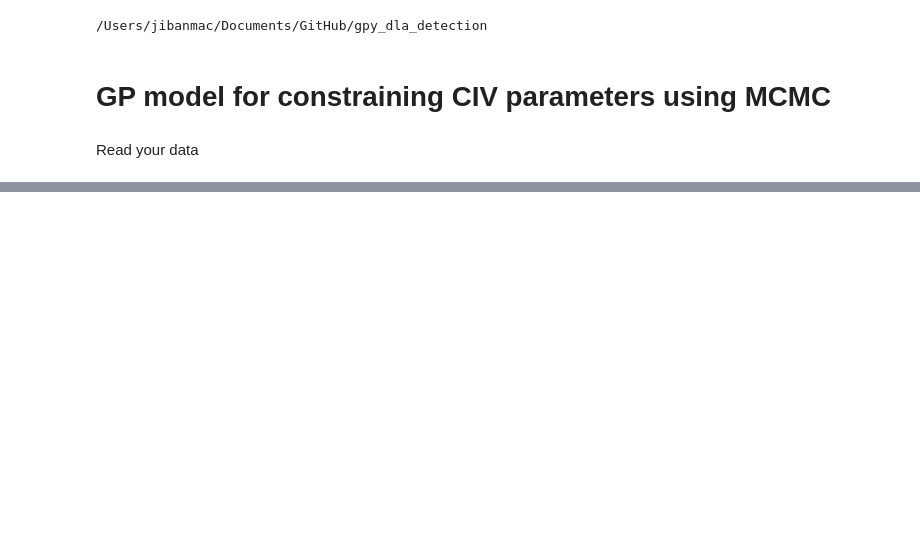
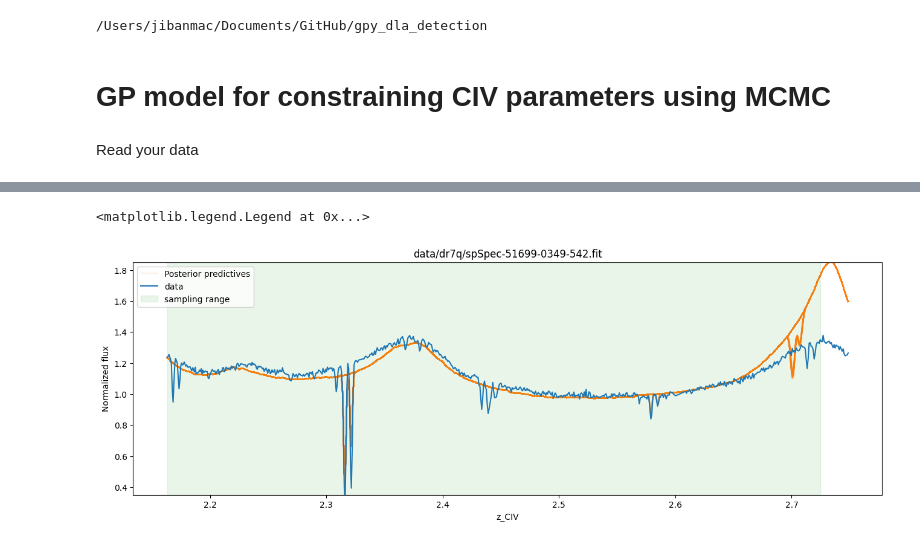
Before and after one commit to jibanCat/gpy_dla_detection, a Jupyter notebook: notebooks/GP CIV using MCMC.ipynb, the cells around one changed output, grey strips where cells are left out. Saved outputs shown, nothing was run; the diff lists cells and outputs as text; code cells hidden in the pictures; blank space fills up the shorter version.

```diff
--- a/notebooks/GP CIV using MCMC.ipynb
+++ b/notebooks/GP CIV using MCMC.ipynb
@@ -89,0 +131,37 @@ Text(0, 0.5, 'Flux [$10^{-17} erg/s/cm^2/\\AA$]')
+# %%
+discard = 4000
+# discard first 100; it is still multi-modal though
+flat_samples = sampler.get_chain(discard=discard, thin=2, flat=True)
+
+plt.figure(figsize=(16, 5))
+plt.title(filename)
+
+# Plot the posterior predictives
+inds = np.random.randint(len(flat_samples), size=200)
+for ind in inds:
+    sample = flat_samples[ind]
+    z_civ, log_civ, sigma = sample
+    civ_mu, civ_M = civ_gp.this_civ_gp(
+        np.array([z_civ]), np.array([10 ** log_civ]), np.array([sigma]),
+    )
+
+    plt.plot(civ_gp.x * (1 + civ_gp.z_qso) / civ_gp.params.civ_1548_wavelength - 1, civ_mu, color="C1", alpha=0.1)
+
+# this line is just for plotting
+plt.plot(civ_gp.x * (1 + civ_gp.z_qso) / civ_gp.params.civ_1548_wavelength - 1, civ_mu, color="C1", alpha=0.1, label="Posterior predictives")
+
+plt.plot(civ_gp.x  * (1 + civ_gp.z_qso) / civ_gp.params.civ_1548_wavelength - 1, civ_gp.y, color="C0", label="data")
+plt.xlabel(r"z_CIV")
+plt.ylabel(r"Normalized flux")
+
+# plot the sampling range in zCIV
+min_z_civ = civ_gp.params.min_z_civ(civ_gp.this_wavelengths, civ_gp.z_qso)
+max_z_civ = civ_gp.params.max_z_civ(civ_gp.this_wavelengths, civ_gp.z_qso)
+
+plt.fill_betweenx(np.linspace(0.2, 2.0), min_z_civ, max_z_civ, alpha=0.1, color="C2", label="sampling range")
+
+plt.ylim(0.35, 1.85)
+plt.legend()
+# %% [output]
+<matplotlib.legend.Legend at 0x...>
+[figure, added]
```
Also changed, not shown: parts of 12 cells of this notebook.
